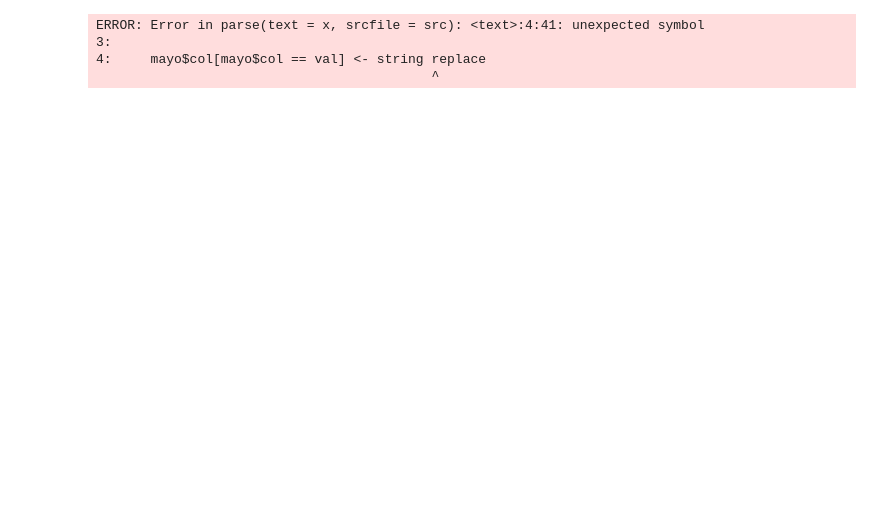
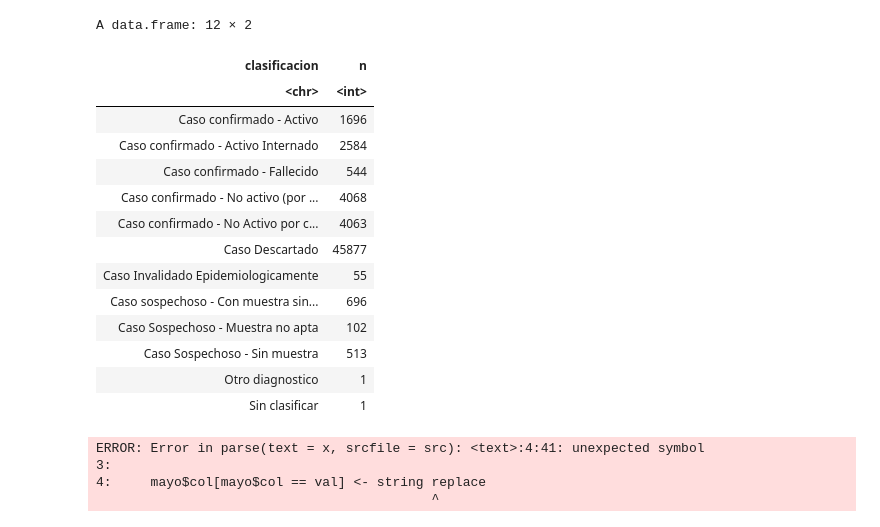
Before and after one commit to TenStrings/calidad-de-datos, a Jupyter notebook: raps/tp final/tp final.ipynb, the cells around one changed output. Saved outputs shown, nothing was run; the diff lists cells and outputs as text; code cells hidden in the pictures; blank space fills up the shorter version.

```diff
--- a/raps/tp final/tp final.ipynb
+++ b/raps/tp final/tp final.ipynb
@@ -28,6 +48,25 @@ df
 datos<-filter(df, !is.na(fecha_inicio_sintomas) & as.Date(fecha_inicio_sintomas,"%Y-%m-%d")>=as.Date("2020-05-01") & as.Date(fecha_inicio_sintomas,"%Y-%m-%d")<=as.Date("2020-05-31"))
 # %%
 mayo<-datos %>% select(sexo,edad,residencia_provincia_nombre,fecha_inicio_sintomas,fallecido,clasificacion_resumen,asistencia_respiratoria_mecanica,cuidado_intensivo)
+# %%
+clasificaciones <- datos %>% select(clasificacion)
+clasificaciones %>% count(clasificacion)
+# %% [output]
+A data.frame: 12 × 2
+| clasificacion | n |
+| <chr> | <int> |
+| Caso confirmado - Activo | 1696 |
+| Caso confirmado - Activo Internado | 2584 |
+| Caso confirmado - Fallecido | 544 |
+| Caso confirmado - No activo (por ... | 4068 |
+| Caso confirmado - No Activo por c... | 4063 |
+| Caso Descartado | 45877 |
+| Caso Invalidado Epidemiologicamente | 55 |
+| Caso sospechoso - Con muestra sin... | 696 |
+| Caso Sospechoso - Muestra no apta | 102 |
+| Caso Sospechoso - Sin muestra | 513 |
+| Otro diagnostico | 1 |
+| Sin clasificar | 1 |
 # %%
 cambiar_calor<-function( col,  val,  replace){
     mayo$col <- as.character(mayo$col)
```
Also changed, not shown: parts of 17 cells of this notebook.
